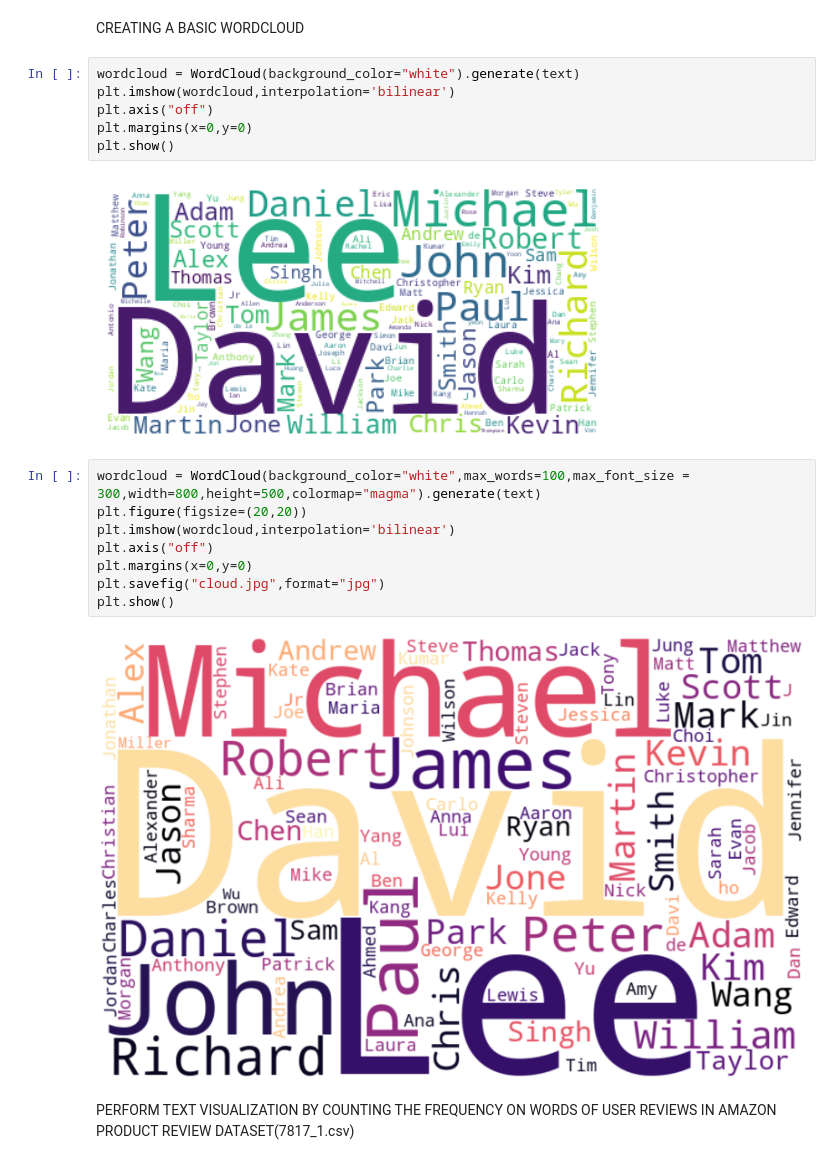
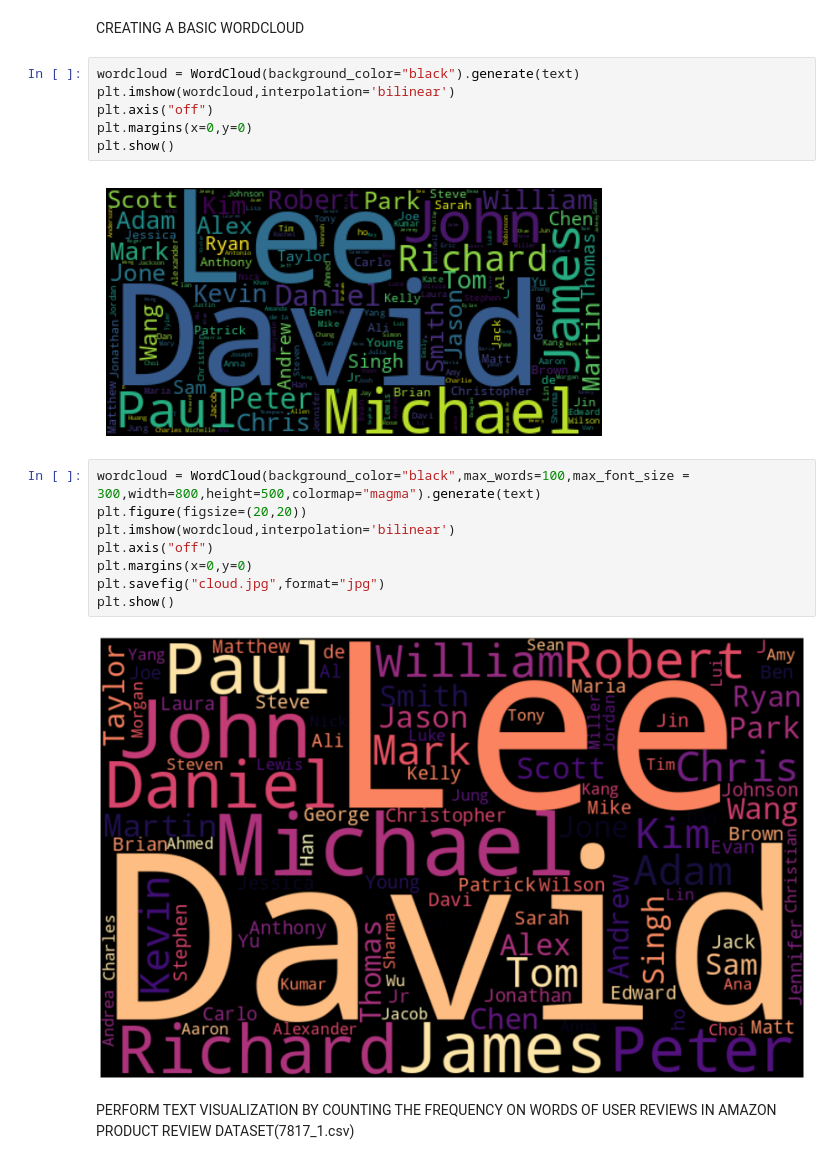
Before and after one commit to Sath2003/DAV, a Jupyter notebook: LABSHEET - 8.ipynb, the cells around one changed output. Cells and saved outputs as stored; diff of their text form.

```diff
--- a/LABSHEET - 8.ipynb
+++ b/LABSHEET - 8.ipynb
@@ -37,22 +37,22 @@ Ama Qamata, Khosi Ngema, Gail Mabalane, Thabang Molaba, Dillon Windvogel, Natash
 # %% [markdown]
 CREATING A BASIC WORDCLOUD
 # %%
-wordcloud = WordCloud(background_color="white").generate(text)
+wordcloud = WordCloud(background_color="black").generate(text)
 plt.imshow(wordcloud,interpolation='bilinear')
 plt.axis("off")
 plt.margins(x=0,y=0)
 plt.show()
 # %% [output]
-[figure, old version]
+[figure, new version]
 # %%
-wordcloud = WordCloud(background_color="white",max_words=100,max_font_size = 300,width=800,height=500,colormap="magma").generate(text)
+wordcloud = WordCloud(background_color="black",max_words=100,max_font_size = 300,width=800,height=500,colormap="magma").generate(text)
 plt.figure(figsize=(20,20))
 plt.imshow(wordcloud,interpolation='bilinear')
 plt.axis("off")
 plt.margins(x=0,y=0)
 plt.savefig("cloud.jpg",format="jpg")
 plt.show()
 # %% [output]
-[figure, old version]
+[figure, new version]
 # %% [markdown]
 PERFORM TEXT VISUALIZATION BY COUNTING THE FREQUENCY ON WORDS OF USER REVIEWS IN AMAZON PRODUCT REVIEW DATASET(7817_1.csv)
```
Also changed, not shown: 2 other files.
